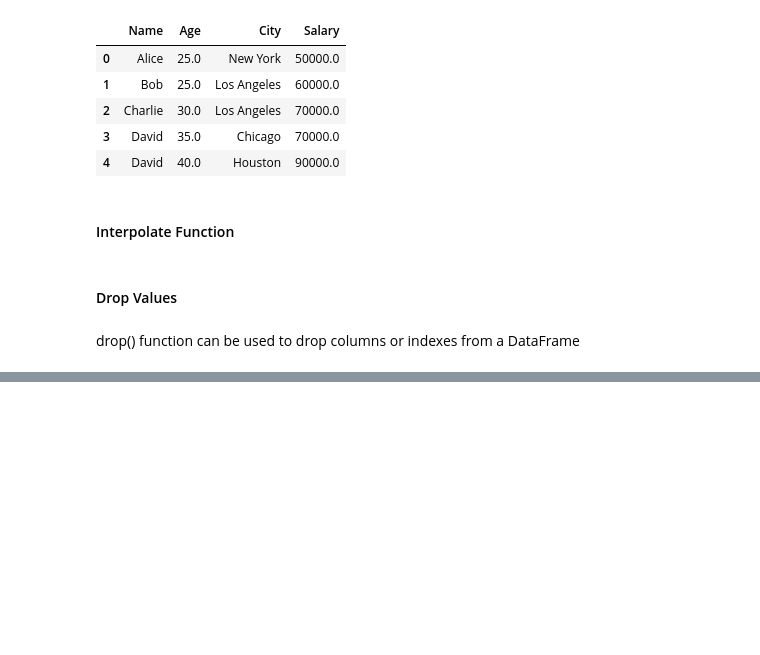
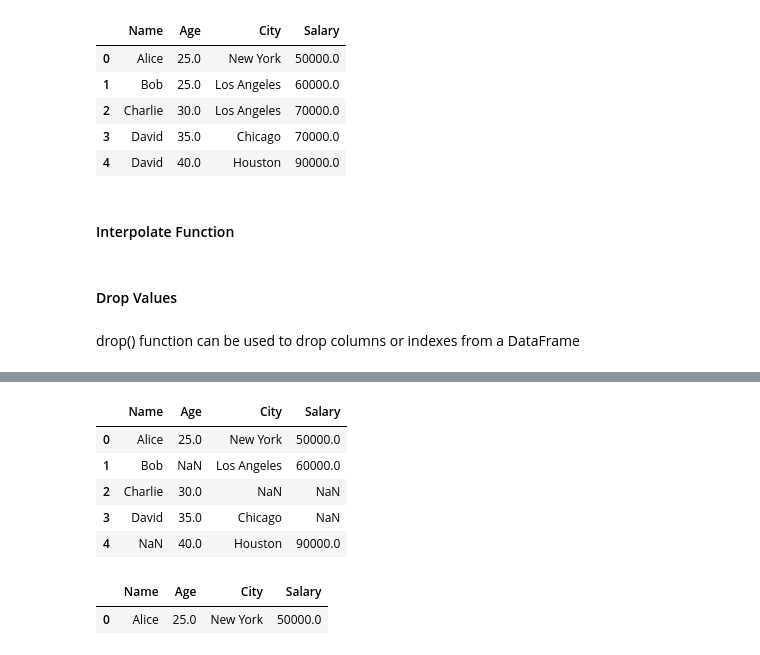
Before and after one commit to Vidush142/Sparta_Training, a Jupyter notebook: Python/Python_Pandas/Pandas_Training.ipynb, the cells around one changed output, grey strips where cells are left out. Saved outputs shown, nothing was run; the diff lists cells and outputs as text; code cells hidden in the pictures; blank space fills up the shorter version.

```diff
--- a/Python/Python_Pandas/Pandas_Training.ipynb
+++ b/Python/Python_Pandas/Pandas_Training.ipynb
@@ -316,0 +351,23 @@ drop() function can be used to drop columns or indexes from a DataFrame
+# %%
+data_missing = {
+    "Name": ["Alice", "Bob", "Charlie", "David", np.nan],
+    "Age": [25, np.nan, 30, 35, 40],
+    "City": ["New York", "Los Angeles", np.nan, "Chicago", "Houston"],
+    "Salary": [50000, 60000, np.nan, np.nan, 90000],
+}
+
+missing_df = pd.DataFrame(data_missing)
+missing_df
+# %% [output]
+|  | Name | Age | City | Salary |
+| 0 | Alice | 25.0 | New York | 50000.0 |
+| 1 | Bob | NaN | Los Angeles | 60000.0 |
+| 2 | Charlie | 30.0 | NaN | NaN |
+| 3 | David | 35.0 | Chicago | NaN |
+| 4 | NaN | 40.0 | Houston | 90000.0 |
+# %%
+drop_missing = missing_df.dropna()
+drop_missing
+# %% [output]
+|  | Name | Age | City | Salary |
+| 0 | Alice | 25.0 | New York | 50000.0 |
```
Also changed, not shown: parts of 28 cells of this notebook.
